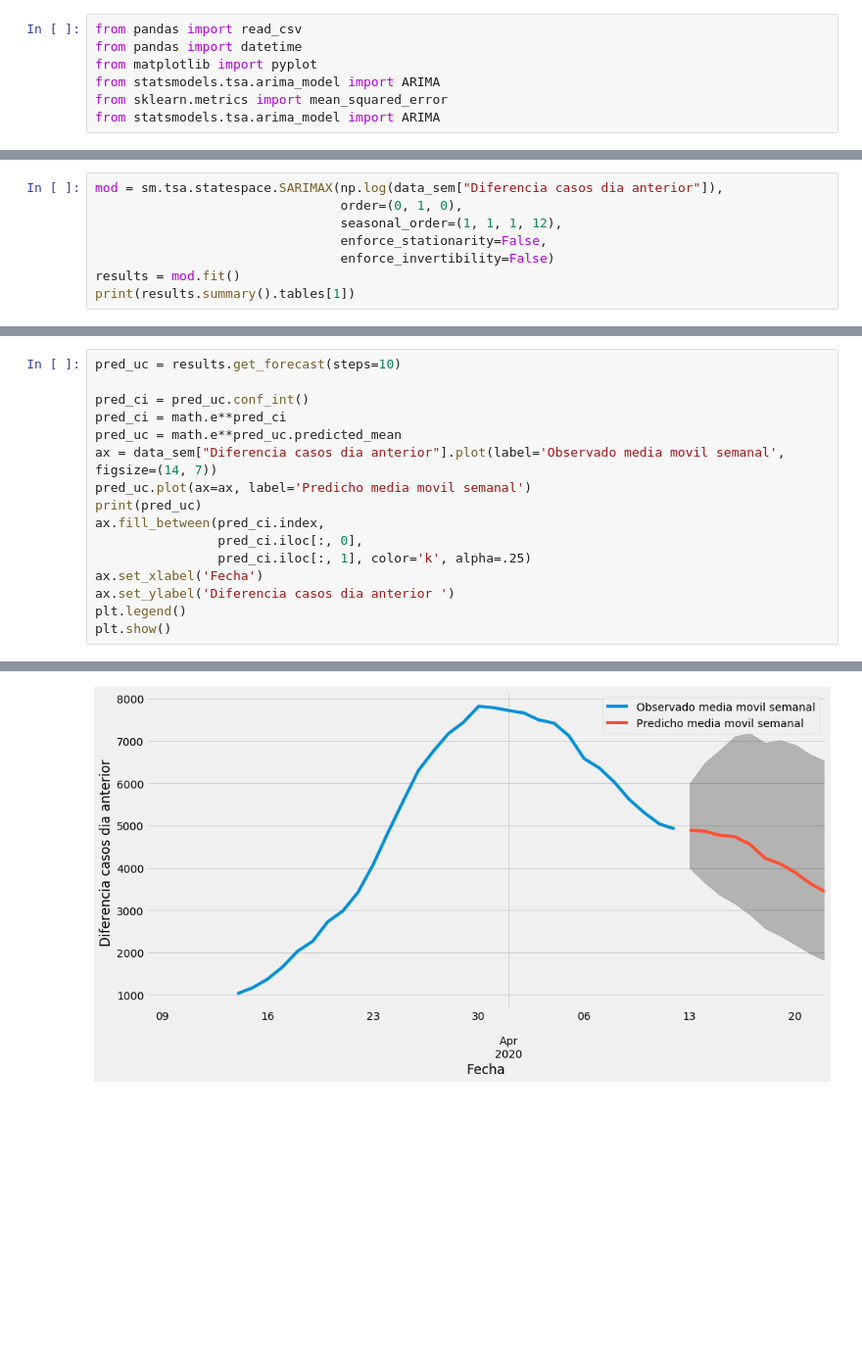
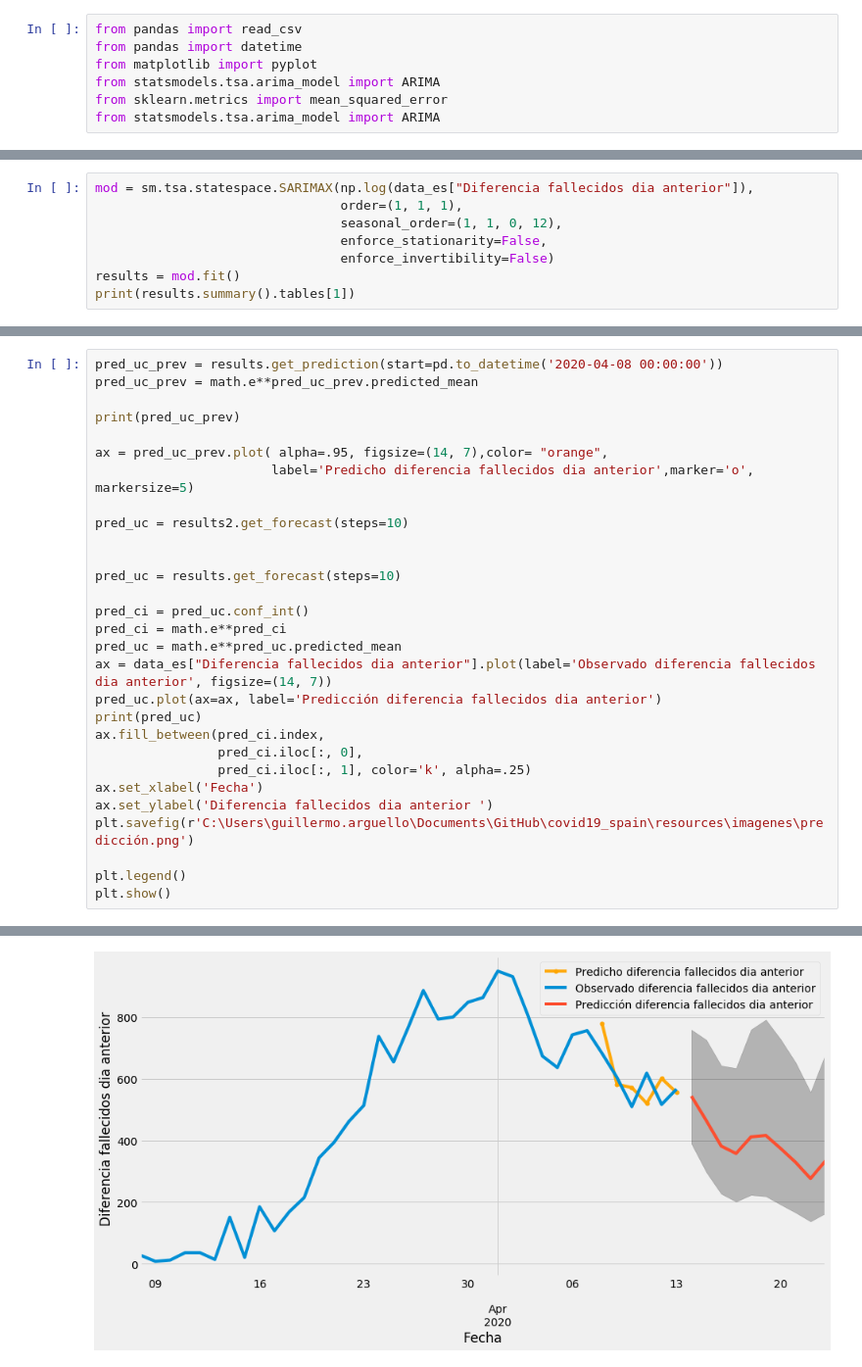
Before and after one commit to guille-arguello/covid19_spain, a Jupyter notebook: COVID-19 Spain daily analysis.ipynb, the cells around one changed output, grey strips where cells are left out. Shown at 98% size. Saved outputs shown, nothing was run; the diff lists cells and outputs as text; blank space fills up the shorter version.

```diff
--- a/COVID-19 Spain daily analysis.ipynb
+++ b/COVID-19 Spain daily analysis.ipynb
@@ -672,7 +758,7 @@ ARIMA(1, 1, 1)x(1, 1, 1, 12)12 - AIC:-20.666453949291224
 # %%
-mod = sm.tsa.statespace.SARIMAX(np.log(data_sem["Diferencia casos dia anterior"]),
-                                order=(0, 1, 0),
-                                seasonal_order=(1, 1, 1, 12),
+mod = sm.tsa.statespace.SARIMAX(np.log(data_es["Diferencia fallecidos dia anterior"]),
+                                order=(1, 1, 1),
+                                seasonal_order=(1, 1, 0, 12),
                                 enforce_stationarity=False,
                                 enforce_invertibility=False)
 results = mod.fit()
@@ -687,18 +774,31 @@ sigma2         0.0108      0.088      0.122      0.903      -0.162       0.183
 ==============================================================================
 # %%
+pred_uc_prev = results.get_prediction(start=pd.to_datetime('2020-04-08 00:00:00'))
+pred_uc_prev = math.e**pred_uc_prev.predicted_mean
+
+print(pred_uc_prev)
+
+ax = pred_uc_prev.plot( alpha=.95, figsize=(14, 7),color= "orange",
+                       label='Predicho diferencia fallecidos dia anterior',marker='o', markersize=5)
+
+pred_uc = results2.get_forecast(steps=10)
+
+
 pred_uc = results.get_forecast(steps=10)
 
 pred_ci = pred_uc.conf_int()
 pred_ci = math.e**pred_ci
 pred_uc = math.e**pred_uc.predicted_mean
-ax = data_sem["Diferencia casos dia anterior"].plot(label='Observado media movil semanal', figsize=(14, 7))
-pred_uc.plot(ax=ax, label='Predicho media movil semanal')
+ax = data_es["Diferencia fallecidos dia anterior"].plot(label='Observado diferencia fallecidos dia anterior', figsize=(14, 7))
+pred_uc.plot(ax=ax, label='Predicción diferencia fallecidos dia anterior')
 print(pred_uc)
 ax.fill_between(pred_ci.index,
                 pred_ci.iloc[:, 0],
                 pred_ci.iloc[:, 1], color='k', alpha=.25)
 ax.set_xlabel('Fecha')
-ax.set_ylabel('Diferencia casos dia anterior ')
+ax.set_ylabel('Diferencia fallecidos dia anterior ')
+plt.savefig(r'C:\Users\guillermo.arguello\Documents\GitHub\covid19_spain\resources\imagenes\predicción.png')
+
 plt.legend()
 plt.show()
 # %% [output]
@@ -716,4 +824,4 @@ Freq: D, dtype: float64
-[figure, old version]
+[figure, new version]
 # %%
 from statsmodels.formula.api import ols
 data_mad= data_mad[data_mad["fecha_informe"] == data_mad["fecha_informe"].max()]
```
Also changed, not shown: parts of 27 cells of this notebook, 11 other files.
